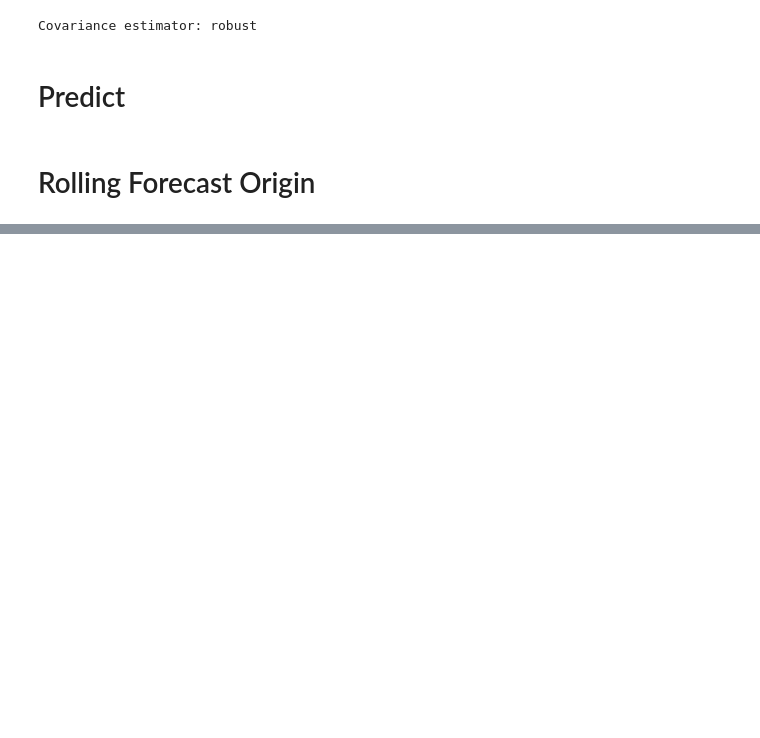
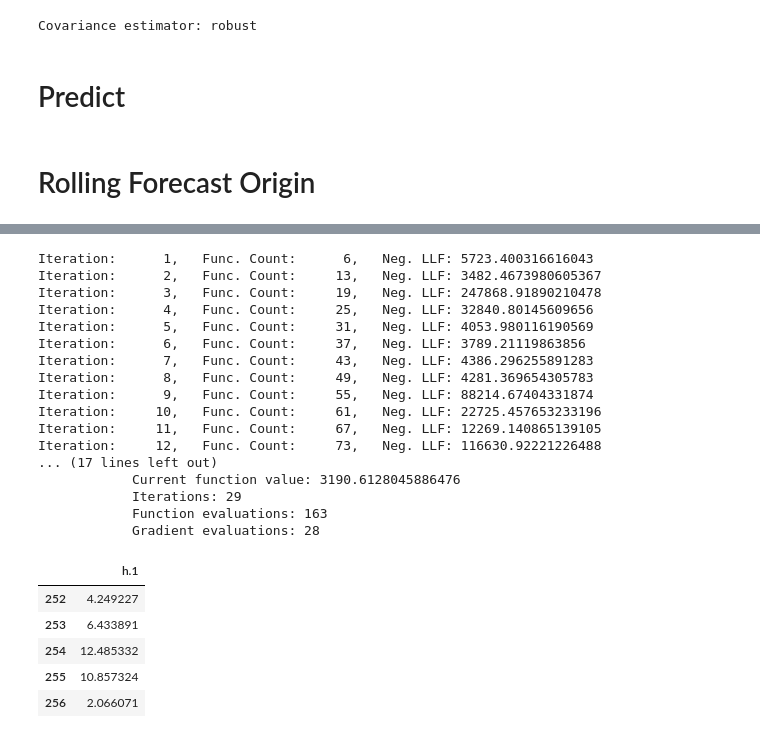
Before and after one commit to Ahmed-haji/ThesisProject, a Jupyter notebook: Jupyterlab/GARCH Model.ipynb, the cells around one changed output, grey strips where cells are left out. Drawn from its saved outputs; the diff is of its cells as text; code cells hidden in the pictures; blank space fills up the shorter version.

```diff
--- a/Jupyterlab/GARCH Model.ipynb
+++ b/Jupyterlab/GARCH Model.ipynb
@@ -124,0 +115,62 @@ NameError: name 'forecast_horizon' is not defined
+# %%
+import os
+import pandas as pd
+from arch import arch_model
+
+# Load the data
+current_dir = os.getcwd()
+pickle_path = os.path.join(current_dir, 'data')
+average_iv_series = pd.read_pickle(os.path.join(pickle_path, 'average_iv_series_with_date_nasdaq100.pkl'))
+
+# Rescale the entire series by 100
+average_iv_series = 100 * average_iv_series
+
+# Split the data into train and test sets
+train, test = average_iv_series[:1100], average_iv_series[1100:]
+
+# Fit the initial model
+model = arch_model(train, p=2, q=0)
+model_fit = model.fit()
+
+# Set the rolling window size and forecast horizon
+rolling_window_size = 252  # One year of daily data (assuming 252 trading days in a year)
+forecast_horizon = 1  # Assuming a forecast horizon of 1 day
+rolling_forecasts = []
+
+# Perform rolling window forecasting
+for start in range(len(average_iv_series) - rolling_window_size):
+    end = start + rolling_window_size
+    window_data = average_iv_series[start:end]
+    model = arch_model(window_data, vol='Garch', p=1, q=1)
+    garch_fit = model.fit(disp='off')
+    forecast = garch_fit.forecast(horizon=forecast_horizon).variance.iloc[-1]
+    rolling_forecasts.append(forecast)
+
+# Convert rolling forecasts to a DataFrame
+rolling_forecasts_df = pd.DataFrame(rolling_forecasts, index=average_iv_series.index[rolling_window_size:])
+
+rolling_forecasts_df.head()
+# %% [output]
+Iteration:      1,   Func. Count:      6,   Neg. LLF: 5723.400316616043
+Iteration:      2,   Func. Count:     13,   Neg. LLF: 3482.4673980605367
+Iteration:      3,   Func. Count:     19,   Neg. LLF: 247868.91890210478
+Iteration:      4,   Func. Count:     25,   Neg. LLF: 32840.80145609656
+Iteration:      5,   Func. Count:     31,   Neg. LLF: 4053.980116190569
+Iteration:      6,   Func. Count:     37,   Neg. LLF: 3789.21119863856
+Iteration:      7,   Func. Count:     43,   Neg. LLF: 4386.296255891283
+Iteration:      8,   Func. Count:     49,   Neg. LLF: 4281.369654305783
+Iteration:      9,   Func. Count:     55,   Neg. LLF: 88214.67404331874
+Iteration:     10,   Func. Count:     61,   Neg. LLF: 22725.457653233196
+Iteration:     11,   Func. Count:     67,   Neg. LLF: 12269.140865139105
+Iteration:     12,   Func. Count:     73,   Neg. LLF: 116630.92221226488
+... (17 lines left out)
+            Current function value: 3190.6128045886476
+            Iterations: 29
+            Function evaluations: 163
+            Gradient evaluations: 28
+|  | h.1 |
+| 252 | 4.249227 |
+| 253 | 6.433891 |
+| 254 | 12.485332 |
+| 255 | 10.857324 |
+| 256 | 2.066071 |
```
Also changed, not shown: parts of 6 cells of this notebook, 2 other files.
